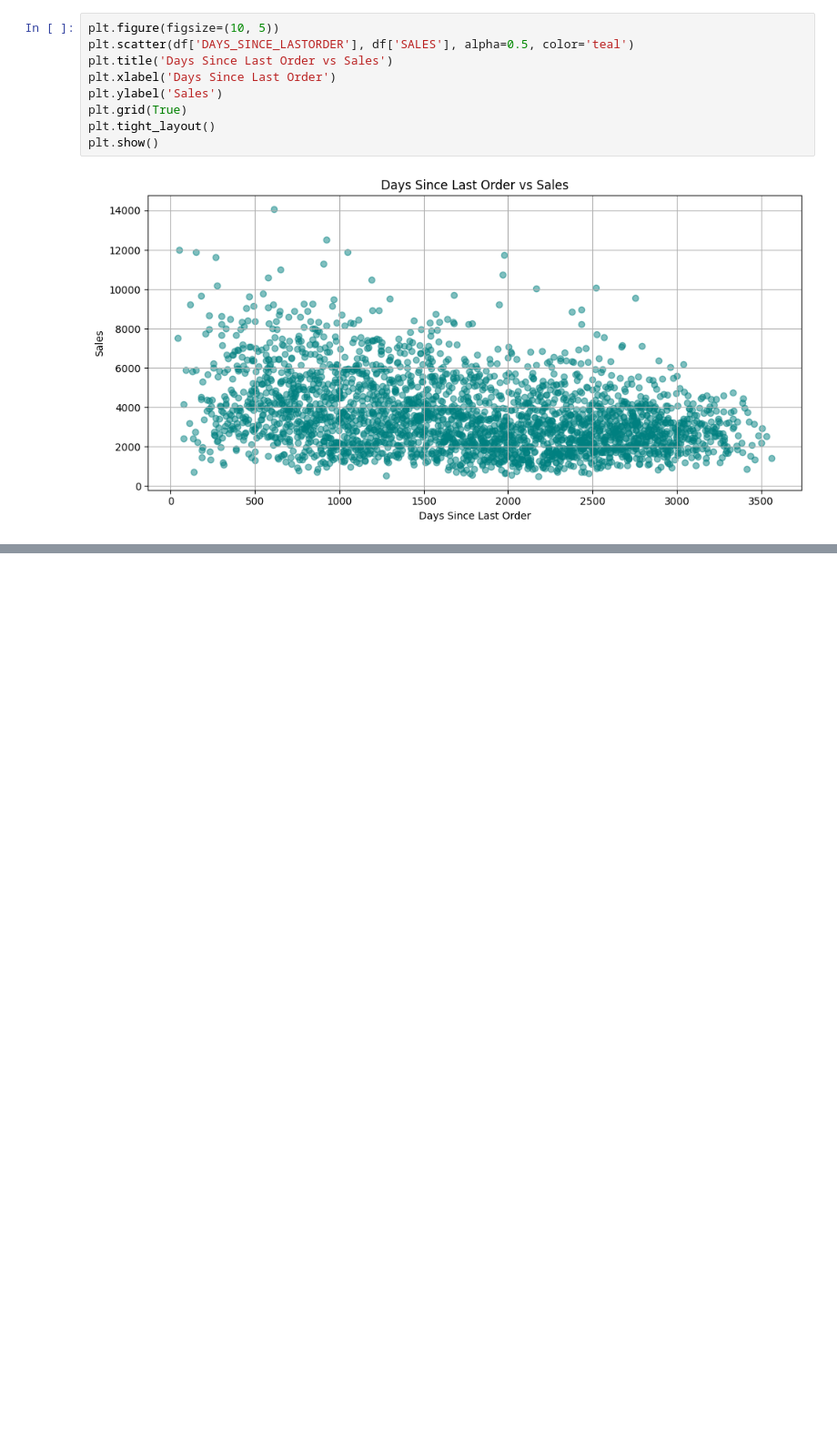
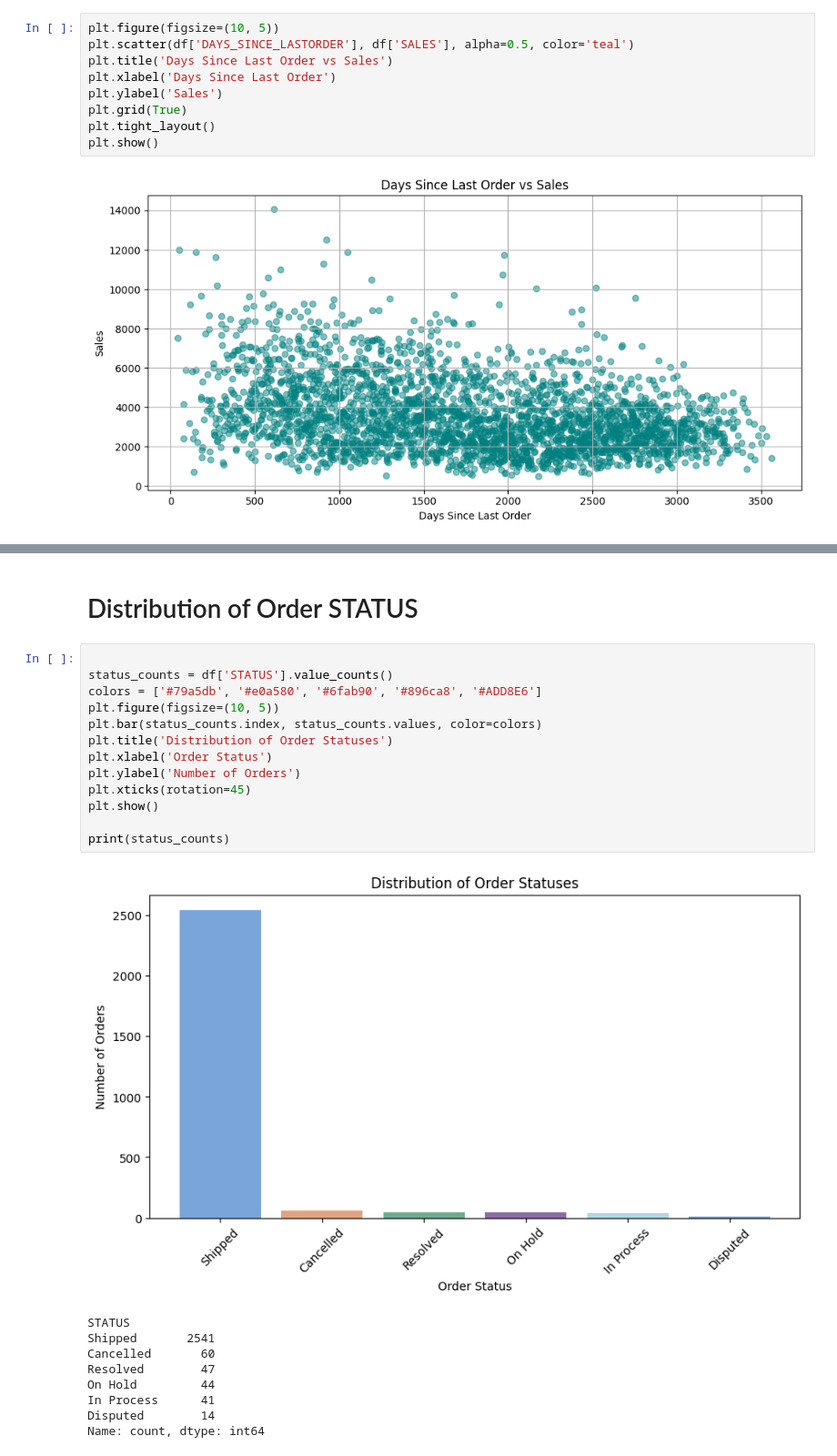
Before and after one commit to Nitesh-Yadavv/CSI-25-Assignments, a Jupyter notebook: week 3/Auto_sales_EDA.ipynb, the cells around one changed output, grey strips where cells are left out. Shown at 91% size. Drawn from its saved outputs; the diff is of its cells as text; blank space fills up the shorter version.

```diff
--- a/week 3/Auto_sales_EDA.ipynb
+++ b/week 3/Auto_sales_EDA.ipynb
@@ -295,0 +311,25 @@ plt.show()
+# %% [markdown]
+# Distribution of Order STATUS
+# %%
+
+status_counts = df['STATUS'].value_counts()
+colors = ['#79a5db', '#e0a580', '#6fab90', '#896ca8', '#ADD8E6']
+plt.figure(figsize=(10, 5))
+plt.bar(status_counts.index, status_counts.values, color=colors)
+plt.title('Distribution of Order Statuses')
+plt.xlabel('Order Status')
+plt.ylabel('Number of Orders')
+plt.xticks(rotation=45)
+plt.show()
+
+print(status_counts)
+# %% [output]
+[figure, added]
+STATUS
+Shipped       2541
+Cancelled       60
+Resolved        47
+On Hold         44
+In Process      41
+Disputed        14
+Name: count, dtype: int64
```
Also changed, not shown: parts of 12 cells of this notebook, 1 other file.
